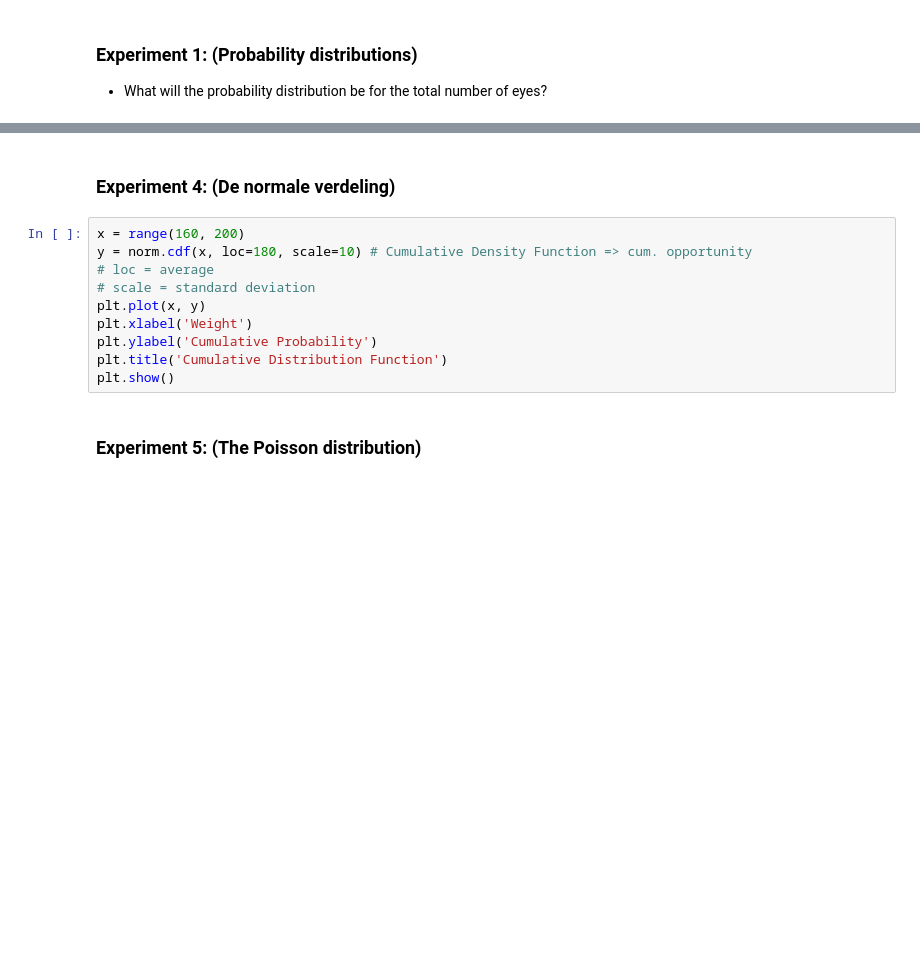
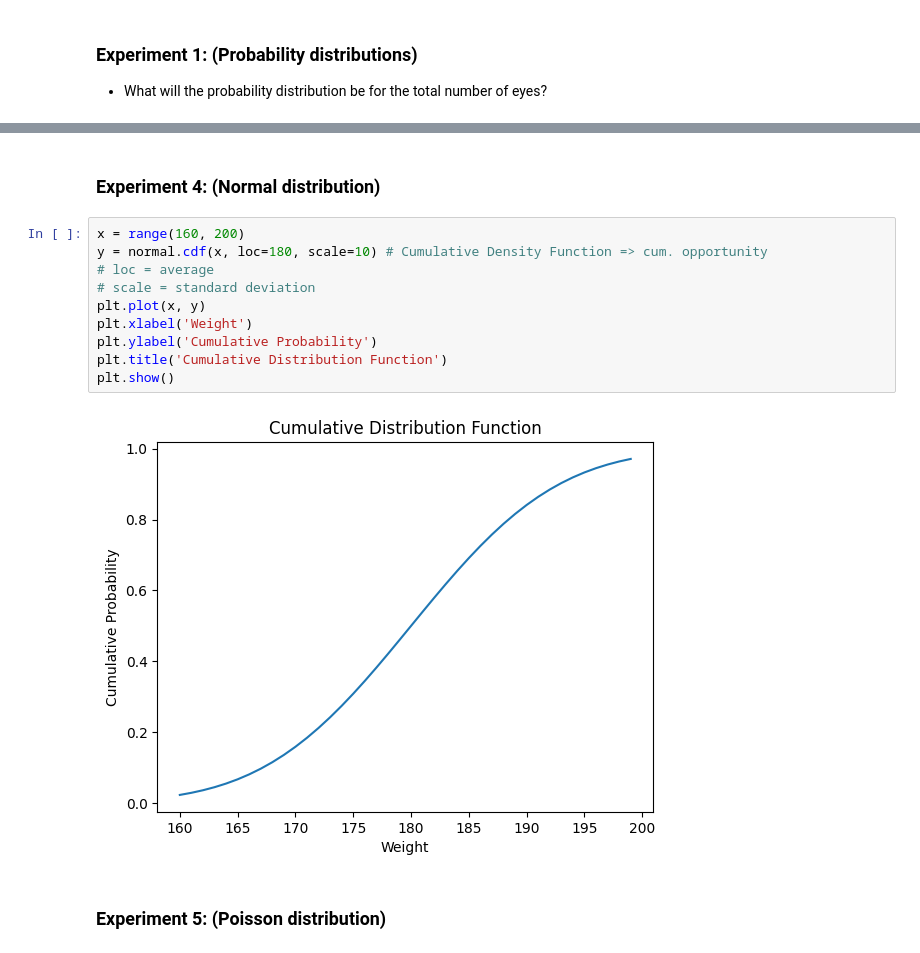
Before and after one commit to EliasDeHondt/DataScience2, a Jupyter notebook: W14P3/Exercises probability distributions.ipynb, the cells around one changed output, grey strips where cells are left out. Cells and saved outputs as stored; diff of their text form; blank space fills up the shorter version.

```diff
--- a/W14P3/Exercises probability distributions.ipynb
+++ b/W14P3/Exercises probability distributions.ipynb
@@ -415,17 +605,19 @@ plt.show()
 # %% [markdown]
-### Experiment 4: (De normale verdeling)
+### Experiment 4: (Normal distribution)
 # %%
 x = range(160, 200)
-y = norm.cdf(x, loc=180, scale=10) # Cumulative Density Function => cum. opportunity
+y = normal.cdf(x, loc=180, scale=10) # Cumulative Density Function => cum. opportunity
 # loc = average
 # scale = standard deviation
 plt.plot(x, y)
 plt.xlabel('Weight')
 plt.ylabel('Cumulative Probability')
 plt.title('Cumulative Distribution Function')
 plt.show()
+# %% [output]
+[figure, added]
 # %% [markdown]
-### Experiment 5: (The Poisson distribution)
+### Experiment 5: (Poisson distribution)
 # %%
 x = range(0, 13)
 y = poisson.pmf(x, 3) # Probability Mass Function => probability
```
Also changed, not shown: parts of 38 cells of this notebook, 2 other files.
